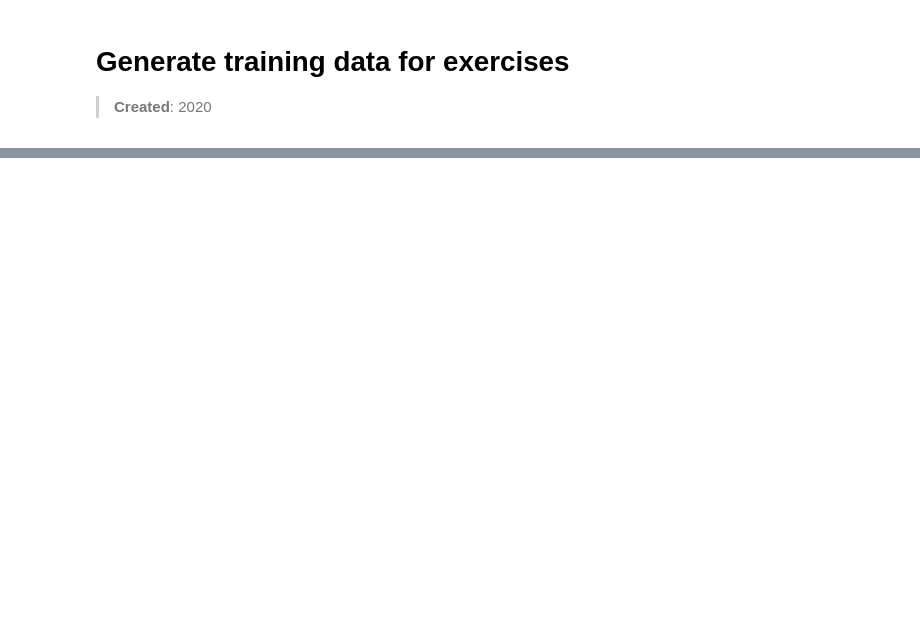
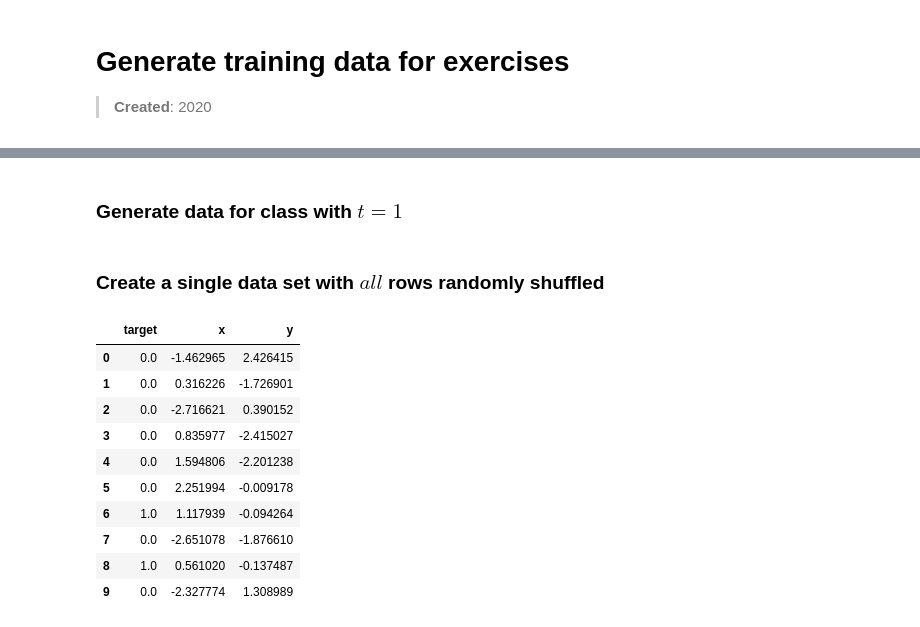
Before and after one commit to hbprosper/mlpracticum, a Jupyter notebook: 00_generate_data.ipynb, the cells around one changed output, grey strips where cells are left out. Drawn from its saved outputs; the diff is of its cells as text; code cells hidden in the pictures; blank space fills up the shorter version.

```diff
--- a/00_generate_data.ipynb
+++ b/00_generate_data.ipynb
@@ -34,8 +36,8 @@ def generate(mu, cov, N, target):
 # %%
 N   = 15000
 mu  = np.array([-1.0, 1.0])
-cov = np.array([[ 0.4, 0.0],
-                [ 0.0, 0.4]])
+cov = np.array([[ 0.8, 0.0],
+                [ 0.0, 0.8]])
 b1  = generate(mu, cov, N, 0)
 # %%
 N   = 15000
@@ -45,2 +47,4 @@ cov = np.array([[ 0.4, 0.0],
 b2  = generate(mu, cov, N, 0)
 bkg = b1.append(b2)
+# %% [markdown]
+### Generate data for class with $t = 1$
@@ -47 +64,24 @@ bkg = b1.append(b2)
+# %% [markdown]
+### Create a single data set with $all$ rows randomly shuffled
+# %%
+data = bkg.append(sig)
+# frac=1 => all rows
+# reset_index(drop=True) => drop original indices and create new ones
+data = data.sample(frac=1).reset_index(drop=True)
+
+# save data
+jb.dump(data, 'data_01.db')
+data[:10]
+# %% [output]
+|  | target | x | y |
+| 0 | 0.0 | -1.462965 | 2.426415 |
+| 1 | 0.0 | 0.316226 | -1.726901 |
+| 2 | 0.0 | -2.716621 | 0.390152 |
+| 3 | 0.0 | 0.835977 | -2.415027 |
+| 4 | 0.0 | 1.594806 | -2.201238 |
+| 5 | 0.0 | 2.251994 | -0.009178 |
+| 6 | 1.0 | 1.117939 | -0.094264 |
+| 7 | 0.0 | -2.651078 | -1.876610 |
+| 8 | 1.0 | 0.561020 | -0.137487 |
+| 9 | 0.0 | -2.327774 | 1.308989 |
 # %%
```
Also changed, not shown: parts of 22 cells of this notebook, 7 other files.
